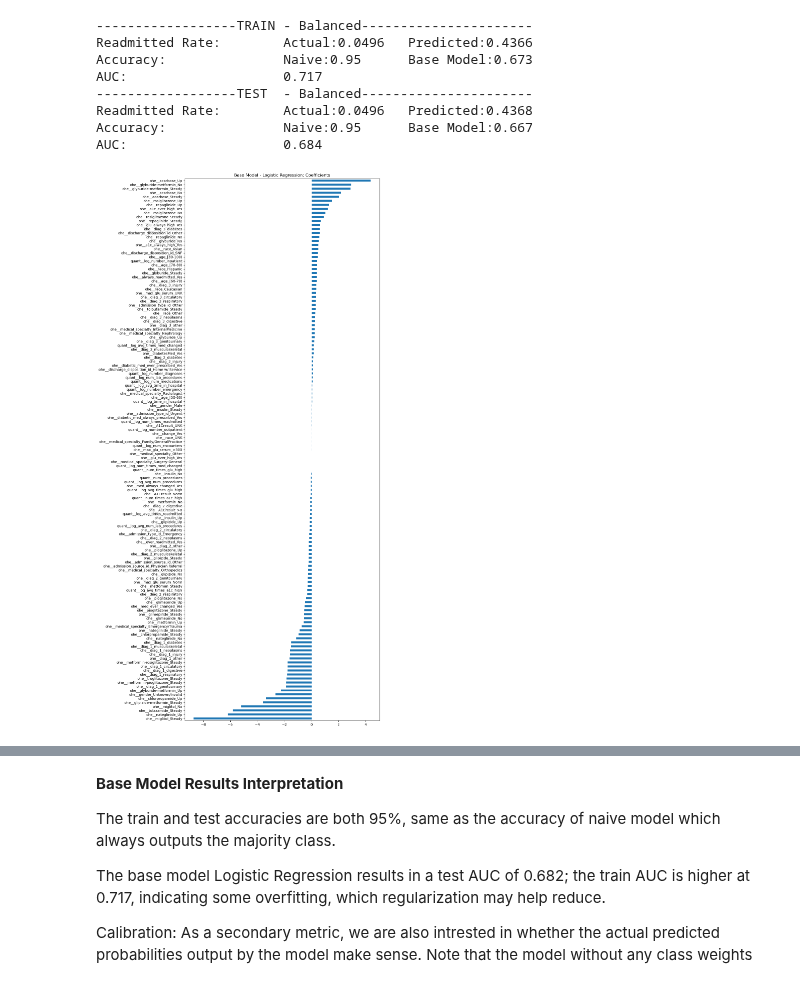
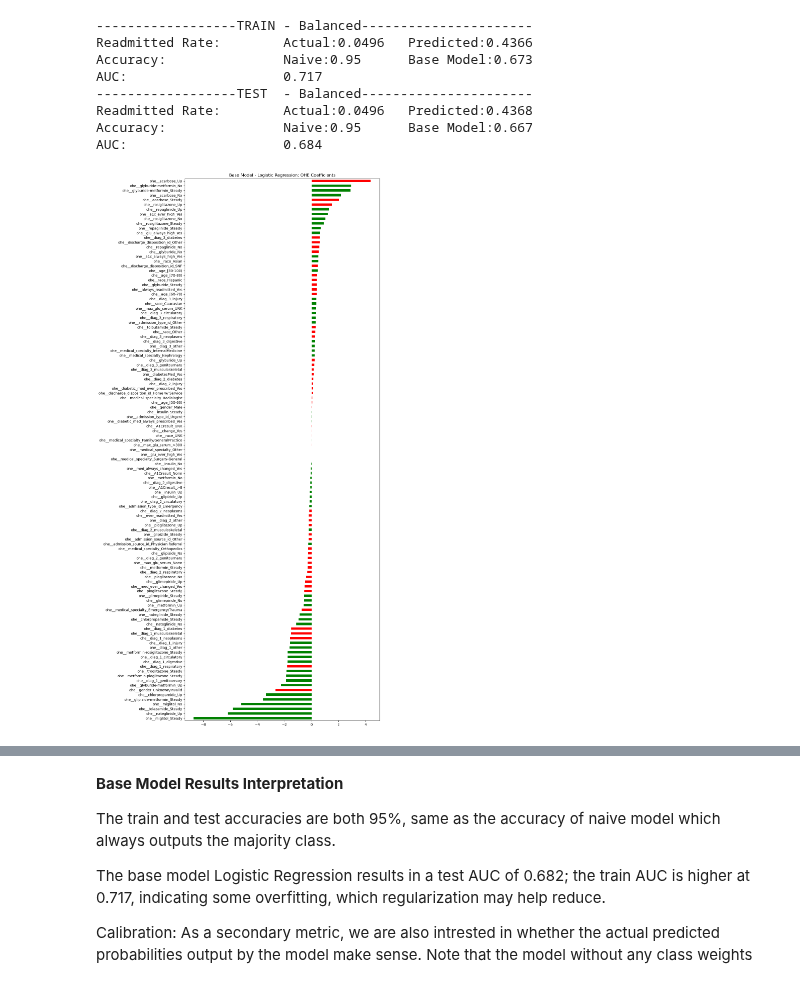
Before and after one commit to stevenworthington/cs109a_final_project, a Jupyter notebook: code/base_model-v2.ipynb, the cells around one changed output, grey strips where cells are left out. Saved outputs shown, nothing was run; the diff lists cells and outputs as text; code cells hidden in the pictures.

Commit message:
Separated OHE and Quant variables in coef plots

```diff
--- a/code/base_model-v2.ipynb
+++ b/code/base_model-v2.ipynb
@@ -162,8 +162,18 @@ Accuracy:               Naive:0.95      Base Model:0.667
 AUC:                    0.684
 # %%
 import matplotlib.pyplot as plt
+
+ohe_features = [feature for feature in base_model.feature_names_in_ if feature.startswith('ohe__')]
+ohe_coefs    = [coef for feature,coef in zip(base_model.feature_names_in_,base_model.coef_.ravel())
+                                             if feature.startswith('ohe__')]
+
+quant_features = [feature for feature in base_model.feature_names_in_ if feature.startswith('quant__')]
+quant_coefs    = [coef for feature,coef in zip(base_model.feature_names_in_,base_model.coef_.ravel())
+                                             if feature.startswith('quant__')]
+
 plt.figure(figsize=(10,28))
-coef = pd.Series(base_model.coef_.ravel(), index=base_model.feature_names_in_)
-_ = coef.sort_values().plot.barh().set_title('Base Model - Logistic Regression: Coefficients')
+coef = pd.Series(ohe_coefs, index=ohe_features)
+_ = coef.sort_values().plot.barh( color=(coef > 0).map({True: 'g',
+                                                       False: 'r'})).set_title('Base Model - Logistic Regression: OHE Coefficients')
 # %% [output]
-[figure, old version]
+[figure, new version]
```
Also changed, not shown: parts of 2 cells of this notebook.
